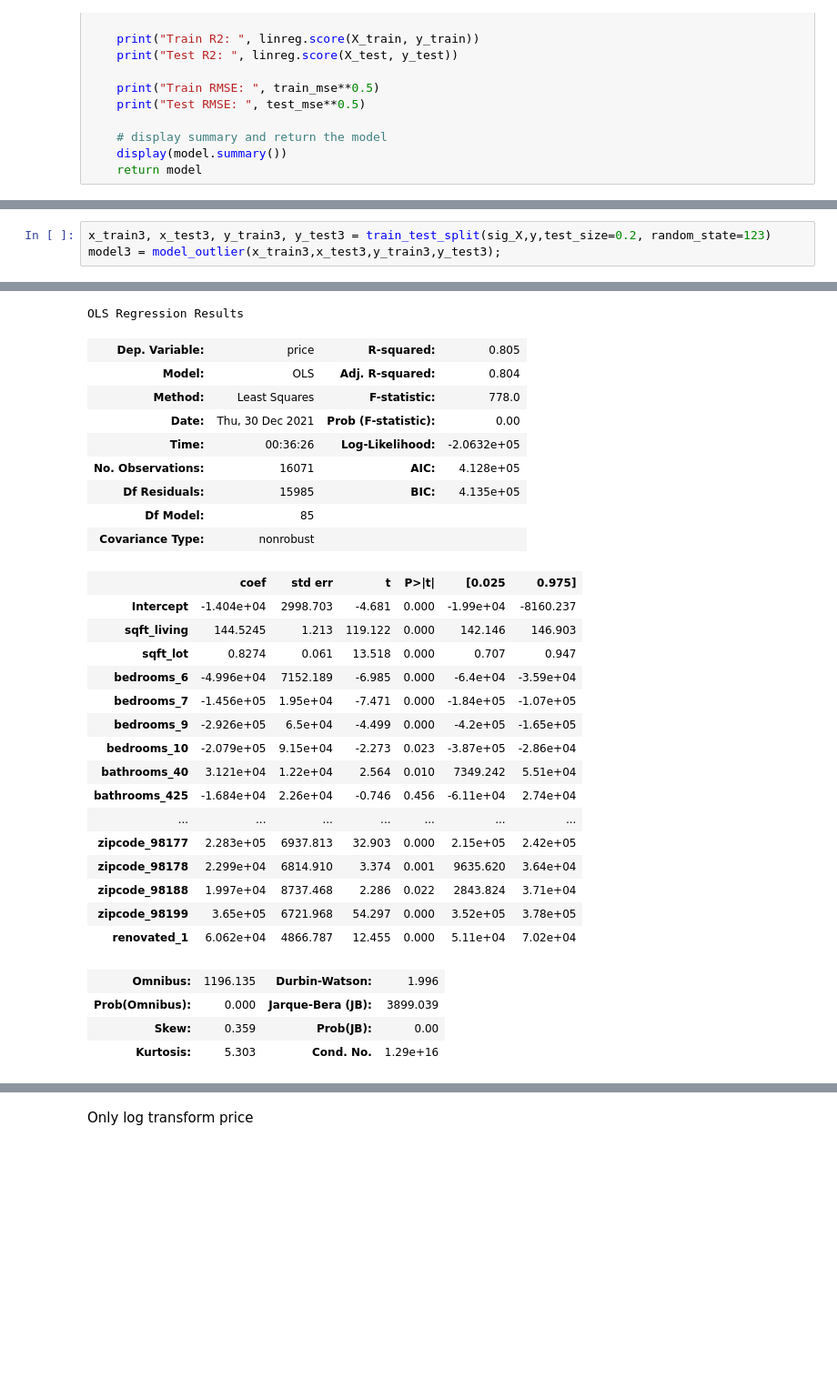
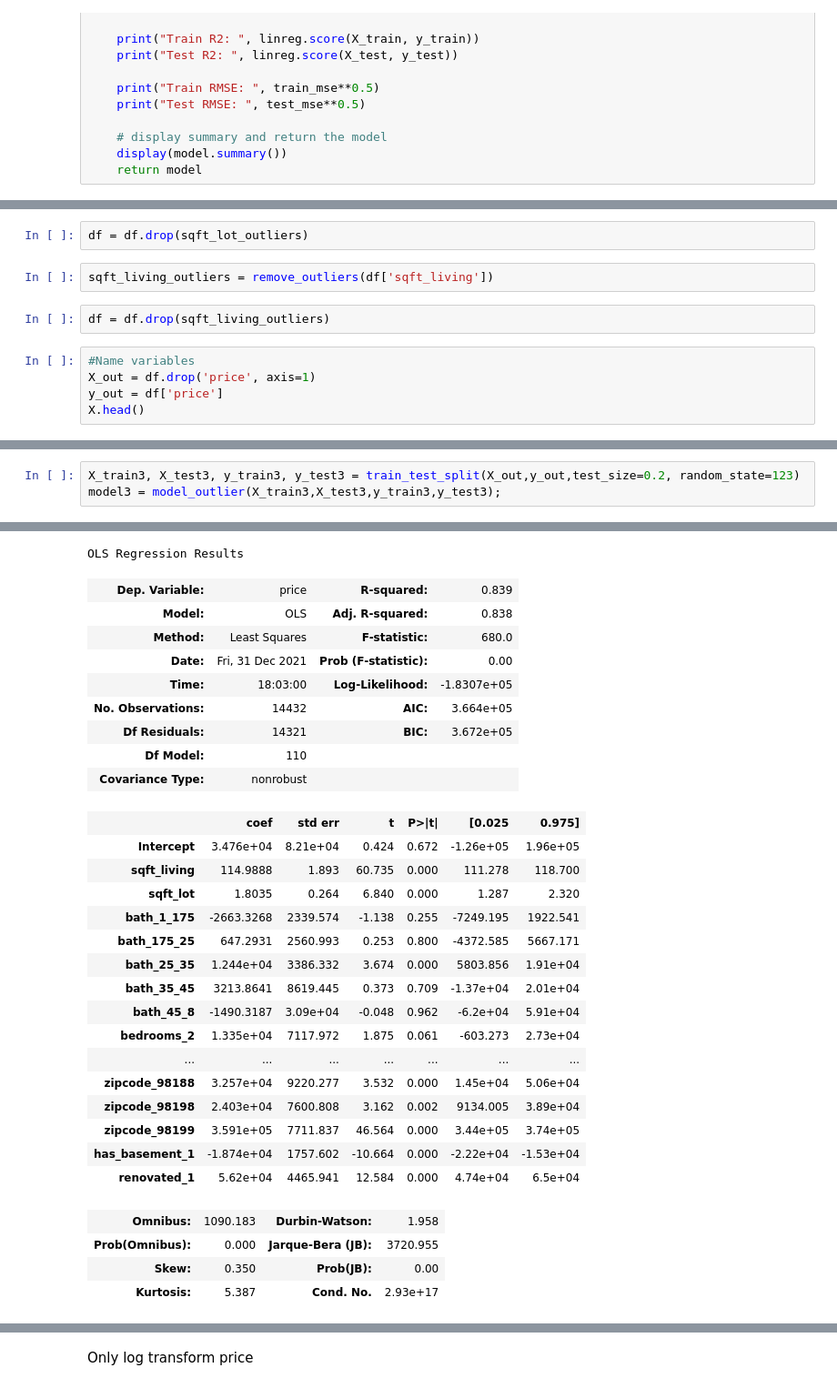
Before and after one commit to meljoy1099/re-analysis-p2, a Jupyter notebook: student.ipynb, the cells around one changed output, grey strips where cells are left out. Shown at 91% size. Cells and saved outputs as stored; diff of their text form; blank space fills up the shorter version.

Commit message:
updated models

```diff
--- a/student.ipynb
+++ b/student.ipynb
@@ -812,0 +816,11 @@ def model_outlier(X_train, X_test, y_train, y_test):
+# %%
+df = df.drop(sqft_lot_outliers)
+# %%
+sqft_living_outliers = remove_outliers(df['sqft_living'])
+# %%
+df = df.drop(sqft_living_outliers)
+# %%
+#Name variables
+X_out = df.drop('price', axis=1)
+y_out = df['price']
+X.head()
@@ -813,4 +835,4 @@ def model_outlier(X_train, X_test, y_train, y_test):
 # %%
-x_train3, x_test3, y_train3, y_test3 = train_test_split(sig_X,y,test_size=0.2, random_state=123)
-model3 = model_outlier(x_train3,x_test3,y_train3,y_test3);
+X_train3, X_test3, y_train3, y_test3 = train_test_split(X_out,y_out,test_size=0.2, random_state=123)
+model3 = model_outlier(X_train3,X_test3,y_train3,y_test3);
 # %% [output]
@@ -821,32 +843,32 @@ Test RMSE:  93433.51666905922
 OLS Regression Results
-| Dep. Variable: | price | R-squared: | 0.805 |
-| Model: | OLS | Adj. R-squared: | 0.804 |
-| Method: | Least Squares | F-statistic: | 778.0 |
-| Date: | Thu, 30 Dec 2021 | Prob (F-statistic): | 0.00 |
-| Time: | 00:36:26 | Log-Likelihood: | -2.0632e+05 |
-| No. Observations: | 16071 | AIC: | 4.128e+05 |
-| Df Residuals: | 15985 | BIC: | 4.135e+05 |
-| Df Model: | 85 |  |  |
+| Dep. Variable: | price | R-squared: | 0.839 |
+| Model: | OLS | Adj. R-squared: | 0.838 |
+| Method: | Least Squares | F-statistic: | 680.0 |
+| Date: | Fri, 31 Dec 2021 | Prob (F-statistic): | 0.00 |
+| Time: | 18:03:00 | Log-Likelihood: | -1.8307e+05 |
+| No. Observations: | 14432 | AIC: | 3.664e+05 |
+| Df Residuals: | 14321 | BIC: | 3.672e+05 |
+| Df Model: | 110 |  |  |
 | Covariance Type: | nonrobust |  |  |
 |  | coef | std err | t | P>|t| | [0.025 | 0.975] |
-| Intercept | -1.404e+04 | 2998.703 | -4.681 | 0.000 | -1.99e+04 | -8160.237 |
-| sqft_living | 144.5245 | 1.213 | 119.122 | 0.000 | 142.146 | 146.903 |
-| sqft_lot | 0.8274 | 0.061 | 13.518 | 0.000 | 0.707 | 0.947 |
-| bedrooms_6 | -4.996e+04 | 7152.189 | -6.985 | 0.000 | -6.4e+04 | -3.59e+04 |
-| bedrooms_7 | -1.456e+05 | 1.95e+04 | -7.471 | 0.000 | -1.84e+05 | -1.07e+05 |
-| bedrooms_9 | -2.926e+05 | 6.5e+04 | -4.499 | 0.000 | -4.2e+05 | -1.65e+05 |
-| bedrooms_10 | -2.079e+05 | 9.15e+04 | -2.273 | 0.023 | -3.87e+05 | -2.86e+04 |
-| bathrooms_40 | 3.121e+04 | 1.22e+04 | 2.564 | 0.010 | 7349.242 | 5.51e+04 |
-| bathrooms_425 | -1.684e+04 | 2.26e+04 | -0.746 | 0.456 | -6.11e+04 | 2.74e+04 |
+| Intercept | 3.476e+04 | 8.21e+04 | 0.424 | 0.672 | -1.26e+05 | 1.96e+05 |
+| sqft_living | 114.9888 | 1.893 | 60.735 | 0.000 | 111.278 | 118.700 |
+| sqft_lot | 1.8035 | 0.264 | 6.840 | 0.000 | 1.287 | 2.320 |
+| bath_1_175 | -2663.3268 | 2339.574 | -1.138 | 0.255 | -7249.195 | 1922.541 |
+| bath_175_25 | 647.2931 | 2560.993 | 0.253 | 0.800 | -4372.585 | 5667.171 |
+| bath_25_35 | 1.244e+04 | 3386.332 | 3.674 | 0.000 | 5803.856 | 1.91e+04 |
+| bath_35_45 | 3213.8641 | 8619.445 | 0.373 | 0.709 | -1.37e+04 | 2.01e+04 |
+| bath_45_8 | -1490.3187 | 3.09e+04 | -0.048 | 0.962 | -6.2e+04 | 5.91e+04 |
+| bedrooms_2 | 1.335e+04 | 7117.972 | 1.875 | 0.061 | -603.273 | 2.73e+04 |
 | ... | ... | ... | ... | ... | ... | ... |
-| zipcode_98177 | 2.283e+05 | 6937.813 | 32.903 | 0.000 | 2.15e+05 | 2.42e+05 |
-| zipcode_98178 | 2.299e+04 | 6814.910 | 3.374 | 0.001 | 9635.620 | 3.64e+04 |
-| zipcode_98188 | 1.997e+04 | 8737.468 | 2.286 | 0.022 | 2843.824 | 3.71e+04 |
-| zipcode_98199 | 3.65e+05 | 6721.968 | 54.297 | 0.000 | 3.52e+05 | 3.78e+05 |
-| renovated_1 | 6.062e+04 | 4866.787 | 12.455 | 0.000 | 5.11e+04 | 7.02e+04 |
+| zipcode_98188 | 3.257e+04 | 9220.277 | 3.532 | 0.000 | 1.45e+04 | 5.06e+04 |
+| zipcode_98198 | 2.403e+04 | 7600.808 | 3.162 | 0.002 | 9134.005 | 3.89e+04 |
+| zipcode_98199 | 3.591e+05 | 7711.837 | 46.564 | 0.000 | 3.44e+05 | 3.74e+05 |
+| has_basement_1 | -1.874e+04 | 1757.602 | -10.664 | 0.000 | -2.22e+04 | -1.53e+04 |
+| renovated_1 | 5.62e+04 | 4465.941 | 12.584 | 0.000 | 4.74e+04 | 6.5e+04 |
-| Omnibus: | 1196.135 | Durbin-Watson: | 1.996 |
-| Prob(Omnibus): | 0.000 | Jarque-Bera (JB): | 3899.039 |
-| Skew: | 0.359 | Prob(JB): | 0.00 |
-| Kurtosis: | 5.303 | Cond. No. | 1.29e+16 |
+| Omnibus: | 1090.183 | Durbin-Watson: | 1.958 |
+| Prob(Omnibus): | 0.000 | Jarque-Bera (JB): | 3720.955 |
+| Skew: | 0.350 | Prob(JB): | 0.00 |
+| Kurtosis: | 5.387 | Cond. No. | 2.93e+17 |
 Notes:
 [1] Standard Errors assume that the covariance matrix of the errors is correctly specified.
```
Also changed, not shown: parts of 100 cells of this notebook.
